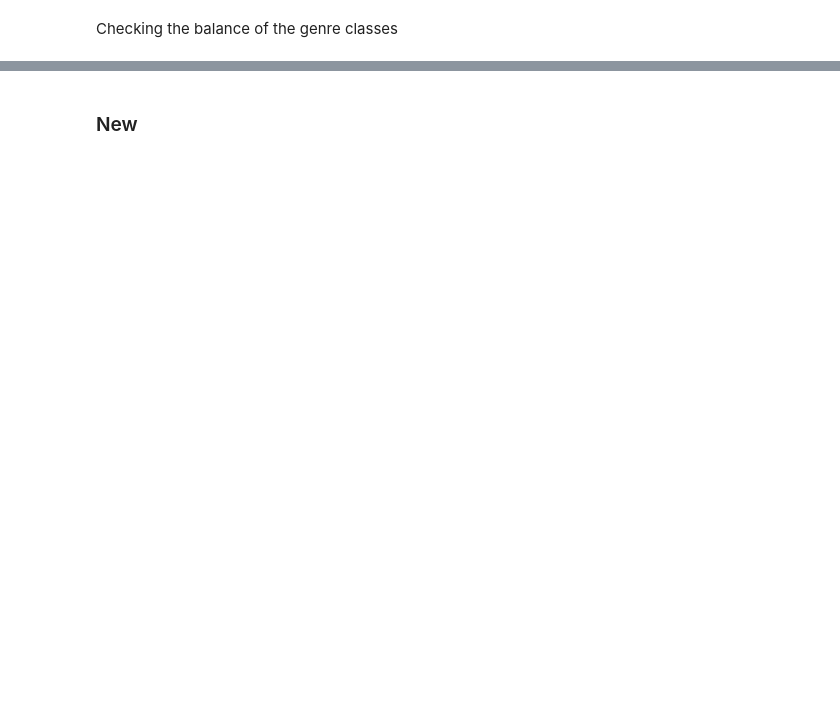
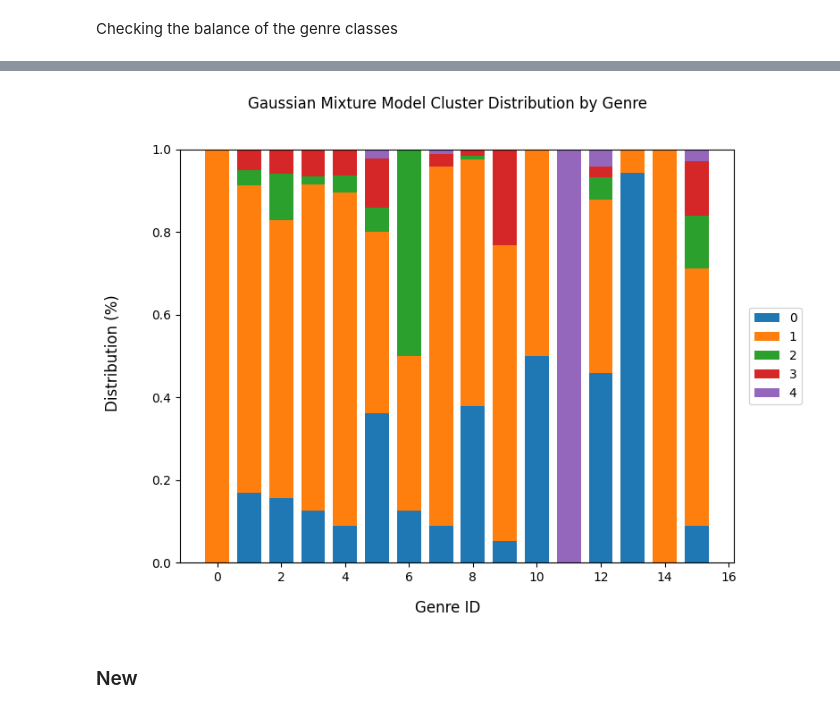
Before and after one commit to MattGroho/tab-hero, a Jupyter notebook: notebooks/unsupervised_pipeline_investigation.ipynb, the cells around one changed output, grey strips where cells are left out. Saved outputs shown, nothing was run; the diff lists cells and outputs as text; code cells hidden in the pictures; blank space fills up the shorter version.

```diff
--- a/notebooks/unsupervised_pipeline_investigation.ipynb
+++ b/notebooks/unsupervised_pipeline_investigation.ipynb
@@ -1645,0 +1646,20 @@ This distribution makes it more clear why the performances for the kmeans models
+# %%
+# The best model had the following characteristics:
+# model = 'gmm'
+# covariance_type = 'full'
+# mixture components = 5
+# principal components = 3
+best_model = 'gmm_covariancetype=full_mixturecomponents=5_ncomponents=3'
+
+best_model_genre_breakdown = song_genre.loc[:, ['genre_id', best_model]].groupby([best_model, 'genre_id']).agg('size').reset_index()
+best_model_genre_breakdown.columns =['cluster', 'genre_id', 'counts']
+best_model_genre_breakdown = pd.pivot(
+    best_model_genre_breakdown,
+    index='cluster',
+    columns='genre_id',
+    values='counts'
+    )
+best_model_genre_breakdown.fillna(0, inplace=True)
+best_model_genre_breakdown.loc['row_total'] = best_model_genre_breakdown.sum(axis=0)
+best_model_genre_breakdown.loc[:, 'col_total'] = best_model_genre_breakdown.sum(axis=1)
+best_model_genre_breakdown
@@ -1645,0 +1675,4 @@ This distribution makes it more clear why the performances for the kmeans models
+# %%
+# Distribution of genres across clusters
+genre_cluster_distribution = best_model_genre_breakdown.iloc[:5, :16] /  best_model_genre_breakdown.iloc[5, :16]
+genre_cluster_distribution
@@ -1646,3 +1708,25 @@ This distribution makes it more clear why the performances for the kmeans models
+# %%
+fig, ax = plt.subplots(figsize=(8,6))
+
+bottom = 0
+for cluster in genre_cluster_distribution.index:
+    if cluster > 0:
+        bottom = genre_cluster_distribution.loc[:cluster-1].sum(axis=0)
+
+    ax.bar(
+        genre_cluster_distribution.columns,
+        genre_cluster_distribution.loc[cluster],
+        bottom = bottom,
+        label=cluster,
+        width=.75
+    )
+
+fig.suptitle("Gaussian Mixture Model Cluster Distribution by Genre")
+fig.supylabel("Distribution (%)")
+fig.supxlabel("Genre ID")
+fig.legend(loc='outside center right');
+# %% [output]
+[figure, added]
 # %% [markdown]
 ### New
 # %%
```
Also changed, not shown: parts of 17 cells of this notebook.
